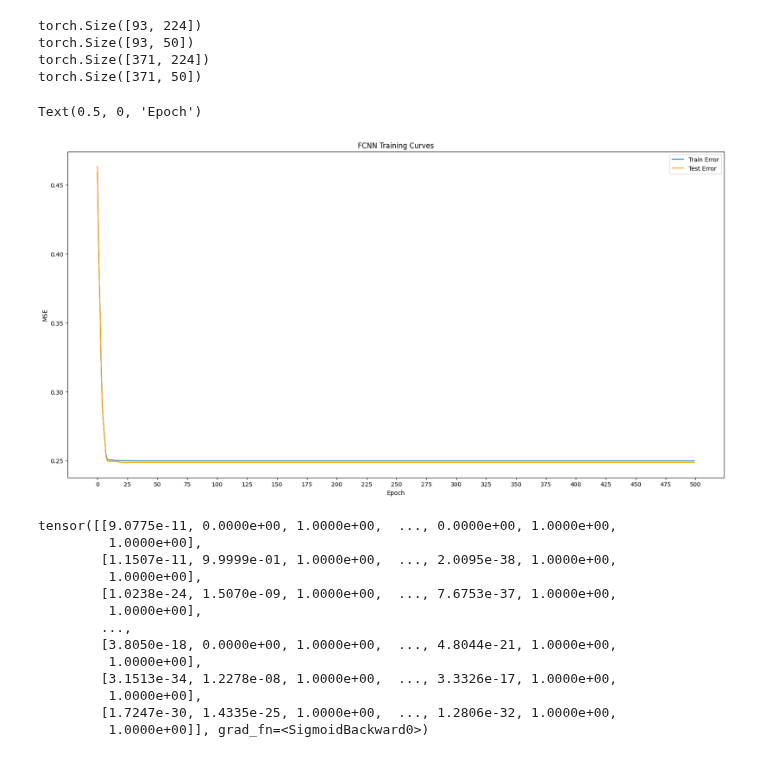
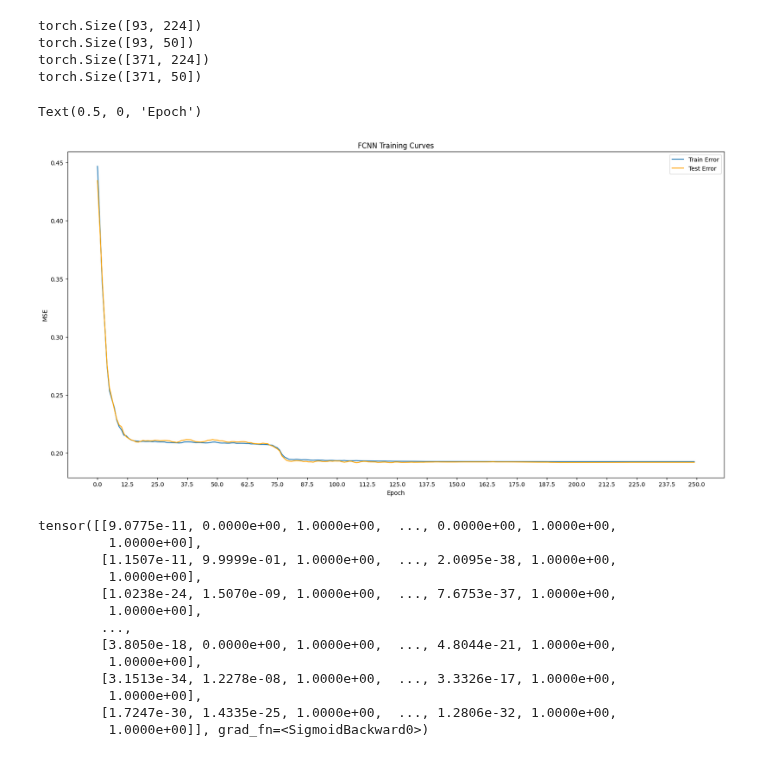
Before and after one commit to adarshramiyer/gAIt, a Jupyter notebook: time_series_baseline/fcnn_sparse_output_experimentation.ipynb, the cells around one changed output. Drawn from its saved outputs; the diff is of its cells as text; code cells hidden in the pictures.

```diff
--- a/time_series_baseline/fcnn_sparse_output_experimentation.ipynb
+++ b/time_series_baseline/fcnn_sparse_output_experimentation.ipynb
@@ -154,7 +154,7 @@ def init_weights(m):
         m.bias.data.fill_(0.01)
 
 min_loss = 1.0
-num_epochs = 500
+num_epochs = 250
 
 adam_model.apply(init_weights)
 
@@ -162,34 +162,34 @@ adam_model.apply(init_weights)
 losses = []
 test_losses = []
 for epoch in range(num_epochs):
     pred_y = adam_model(X_train)
     loss = loss_function(pred_y, y_train)
     losses.append(loss.item())
 
     test_y = adam_model(X_test)
     test_loss = loss_function(test_y, y_test)
     test_losses.append(test_loss.item())
 
     adam_model.zero_grad()
     loss.backward()
 
     optimizer.step()
 
 min_loss = min(test_losses)
 
 fig, ax = plt.subplots(1, figsize=(20, 10))
 
 ax.plot(losses, label="Train Error")
 ax.plot(test_losses, label="Test Error", c="orange")
 ax.set_title("FCNN Training Curves")
 ax.legend()
 ax.set_xticks(np.linspace(0, num_epochs, num=21))
 
 ax.set_ylabel("MSE")
 ax.set_xlabel("Epoch")
 # %% [output]
 Text(0.5, 0, 'Epoch')
-[figure, old version]
+[figure, new version]
 # %%
 o_pred = []
 f_pred = []
```
Also changed, not shown: 1 other file.
